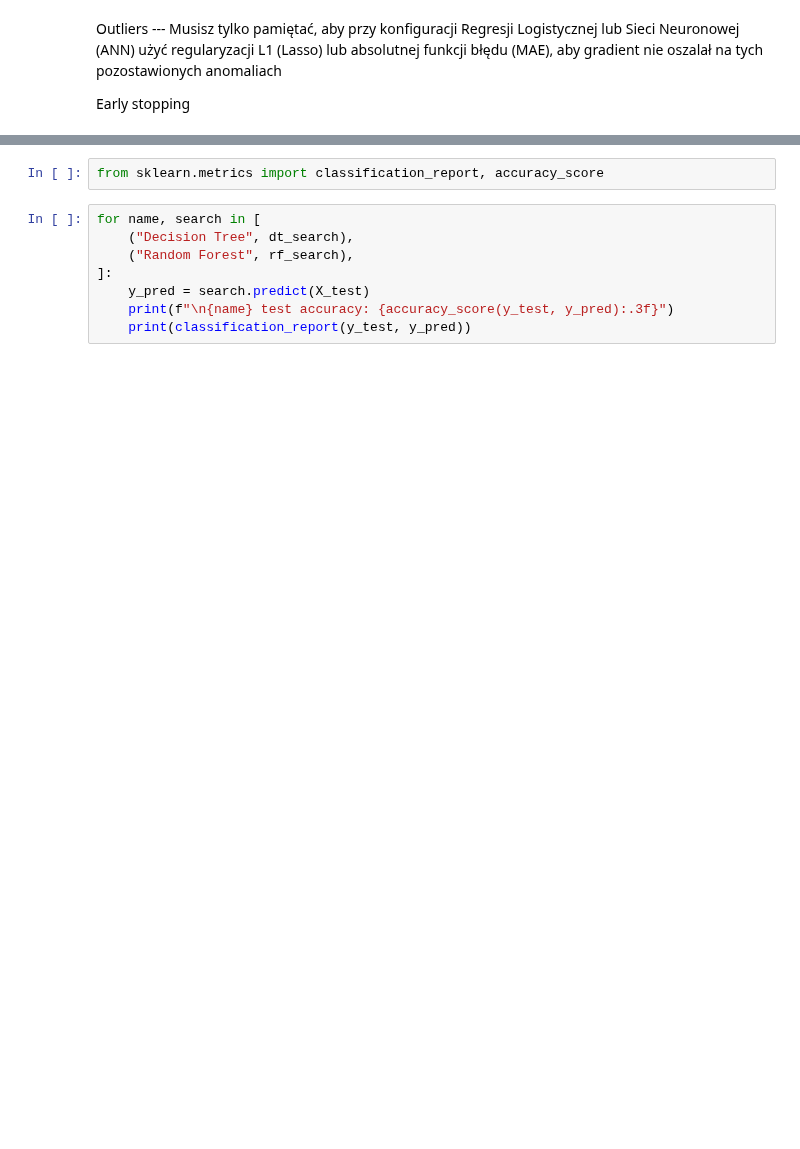
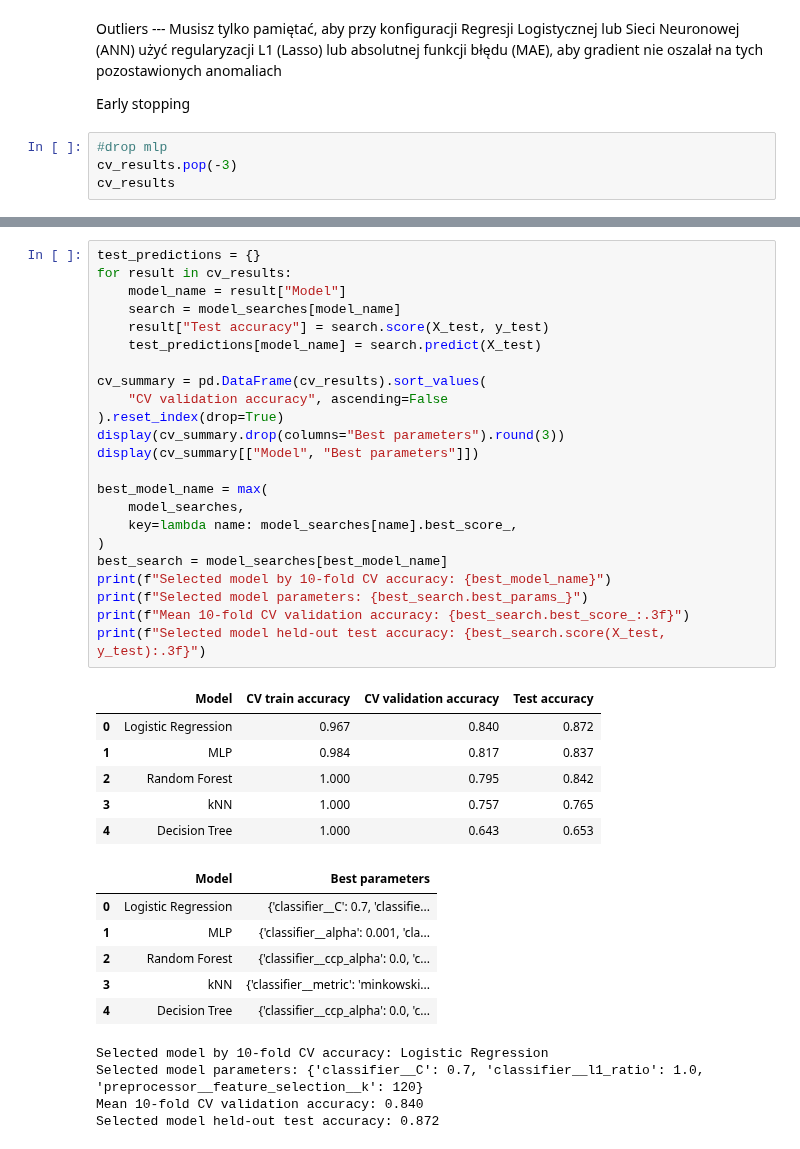
Before and after one commit to vvisienka/ML-for-Sound-and-Music, a Jupyter notebook: lab1/lab1_task1.ipynb, the cells around one changed output, grey strips where cells are left out. Cells and saved outputs as stored; diff of their text form; blank space fills up the shorter version.

```diff
--- a/lab1/lab1_task1.ipynb
+++ b/lab1/lab1_task1.ipynb
@@ -771,3 +878,7 @@ Outliers ---
 Musisz tylko pamiętać, aby przy konfiguracji Regresji Logistycznej lub Sieci Neuronowej (ANN) użyć regularyzacji L1 (Lasso) lub absolutnej funkcji błędu (MAE), aby gradient nie oszalał na tych pozostawionych anomaliach
 
 Early stopping
+# %%
+#drop mlp
+cv_results.pop(-3)
+cv_results
@@ -776,10 +909,40 @@ Early stopping
 # %%
-from sklearn.metrics import classification_report, accuracy_score
+test_predictions = {}
+for result in cv_results:
+    model_name = result["Model"]
+    search = model_searches[model_name]
+    result["Test accuracy"] = search.score(X_test, y_test)
+    test_predictions[model_name] = search.predict(X_test)
+
+cv_summary = pd.DataFrame(cv_results).sort_values(
+    "CV validation accuracy", ascending=False
+).reset_index(drop=True)
+display(cv_summary.drop(columns="Best parameters").round(3))
+display(cv_summary[["Model", "Best parameters"]])
+
+best_model_name = max(
+    model_searches,
+    key=lambda name: model_searches[name].best_score_,
+)
+best_search = model_searches[best_model_name]
+print(f"Selected model by 10-fold CV accuracy: {best_model_name}")
+print(f"Selected model parameters: {best_search.best_params_}")
+print(f"Mean 10-fold CV validation accuracy: {best_search.best_score_:.3f}")
+print(f"Selected model held-out test accuracy: {best_search.score(X_test, y_test):.3f}")
+# %% [output]
+|  | Model | CV train accuracy | CV validation accuracy | Test accuracy |
+| 0 | Logistic Regression | 0.967 | 0.840 | 0.872 |
+| 1 | MLP | 0.984 | 0.817 | 0.837 |
+| 2 | Random Forest | 1.000 | 0.795 | 0.842 |
+| 3 | kNN | 1.000 | 0.757 | 0.765 |
+| 4 | Decision Tree | 1.000 | 0.643 | 0.653 |
+|  | Model | Best parameters |
+| 0 | Logistic Regression | {'classifier__C': 0.7, 'classifie... |
+| 1 | MLP | {'classifier__alpha': 0.001, 'cla... |
+| 2 | Random Forest | {'classifier__ccp_alpha': 0.0, 'c... |
+| 3 | kNN | {'classifier__metric': 'minkowski... |
+| 4 | Decision Tree | {'classifier__ccp_alpha': 0.0, 'c... |
+Selected model by 10-fold CV accuracy: Logistic Regression
+Selected model parameters: {'classifier__C': 0.7, 'classifier__l1_ratio': 1.0, 'preprocessor__feature_selection__k': 120}
+Mean 10-fold CV validation accuracy: 0.840
+Selected model held-out test accuracy: 0.872
-# %%
-for name, search in [
-    ("Decision Tree", dt_search),
-    ("Random Forest", rf_search),
-]:
-    y_pred = search.predict(X_test)
-    print(f"\n{name} test accuracy: {accuracy_score(y_test, y_pred):.3f}")
-    print(classification_report(y_test, y_pred))
```
Also changed, not shown: parts of 30 cells of this notebook, 2 other files.
